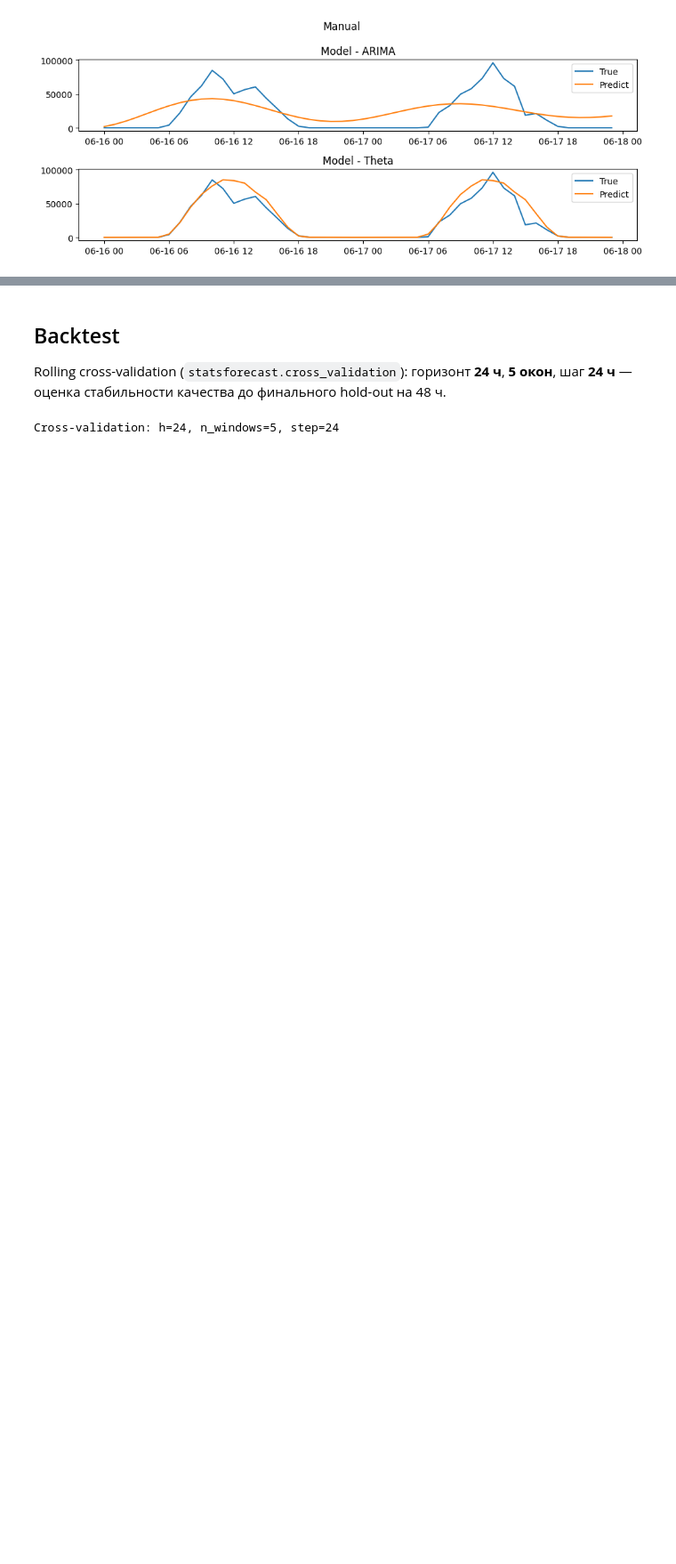
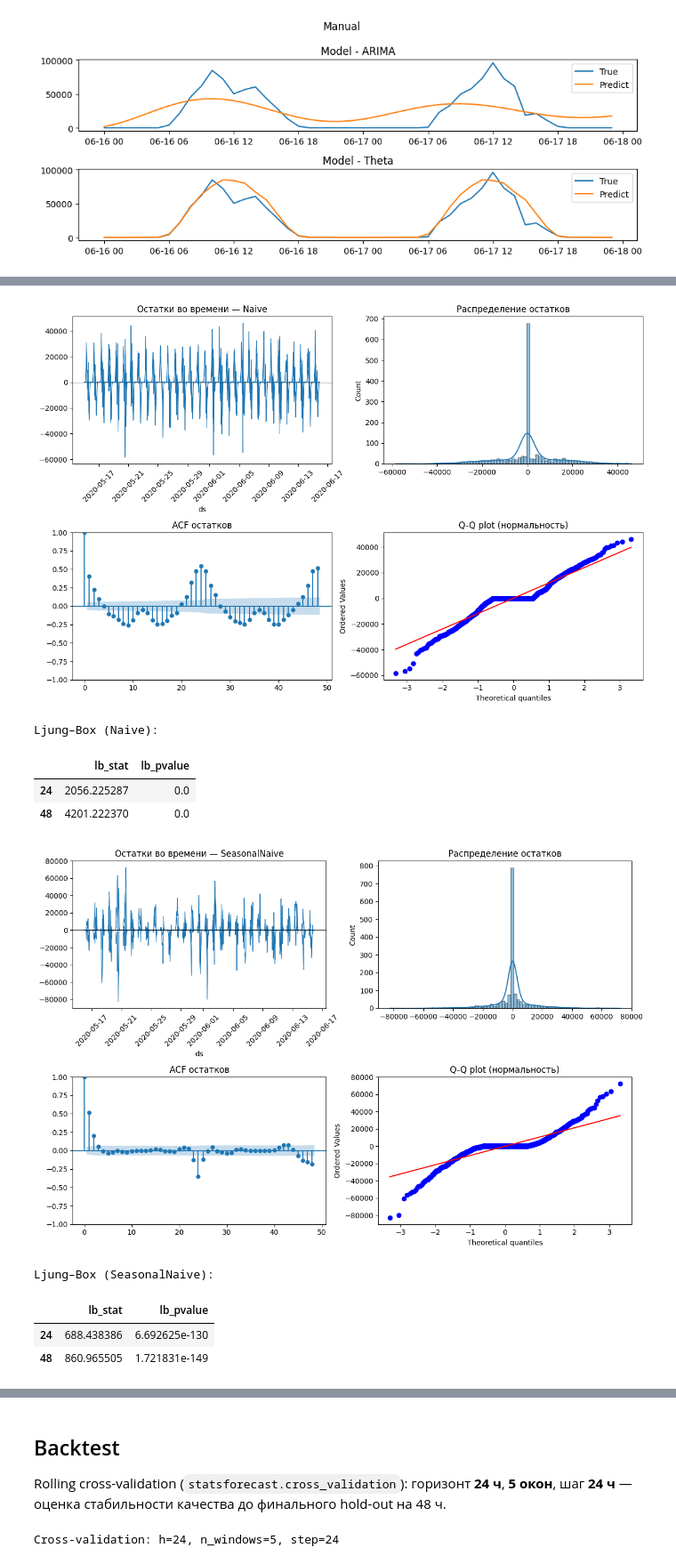
Before and after one commit to Roaoch/tsa_final, a Jupyter notebook: 1_stats_models.ipynb, the cells around one changed output, grey strips where cells are left out. Shown at 89% size. Cells and saved outputs as stored; diff of their text form; code cells hidden in the pictures; blank space fills up the shorter version.

```diff
--- a/1_stats_models.ipynb
+++ b/1_stats_models.ipynb
@@ -303,0 +307,35 @@ Ljung–Box (AutoETS):
+# %%
+all_data = pd.concat([
+    train_data.reset_index(drop=True),
+    naive_train_forecasts.drop(['unique_id', 'ds', 'y'], axis=1),
+    auto_train_forecasts.drop(['unique_id', 'ds', 'y'], axis=1),
+    manual_train_forecasts.drop(['unique_id', 'ds', 'y'], axis=1)
+], axis=1)
+
+for model in [*naive_models, *auto_models, *manual_models]:
+    name = model.alias
+
+    d = all_data[[
+        'unique_id',
+        'ds',
+        'y',
+        name
+    ]].dropna()
+
+    plot_residual_diagnostics(
+        d['ds'],
+        d['y'],
+        d[name],
+        name
+    )
+# %% [output]
+[figure, added]
+Ljung–Box (Naive):
+|  | lb_stat | lb_pvalue |
+| 24 | 2056.225287 | 0.0 |
+| 48 | 4201.222370 | 0.0 |
+[figure, added]
+Ljung–Box (SeasonalNaive):
+|  | lb_stat | lb_pvalue |
+| 24 | 688.438386 | 6.692625e-130 |
+| 48 | 860.965505 | 1.721831e-149 |
```
Also changed, not shown: parts of 23 cells of this notebook, 4 other files.
